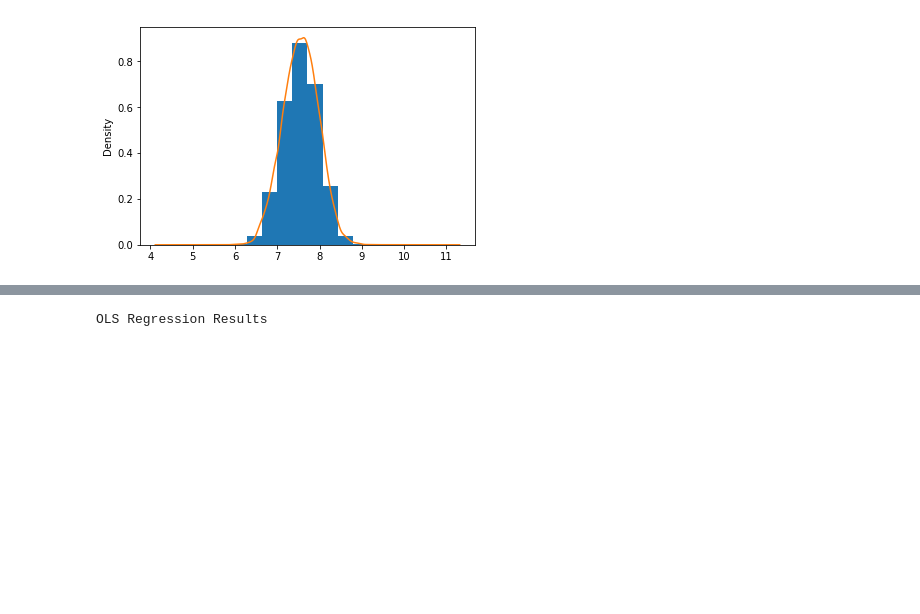
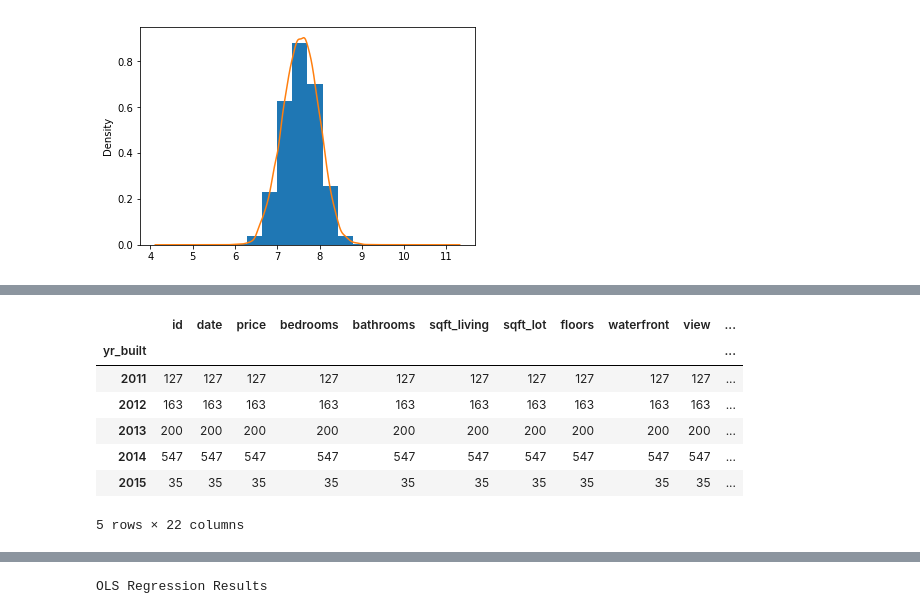
Before and after one commit to CjMullins87/M01-Project, a Jupyter notebook: EDA.ipynb, the cells around one changed output, grey strips where cells are left out. Saved outputs shown, nothing was run; the diff lists cells and outputs as text; code cells hidden in the pictures; blank space fills up the shorter version.

```diff
--- a/EDA.ipynb
+++ b/EDA.ipynb
@@ -473,0 +330,11 @@ Adding in `yr_built` got us over 75%, but now the p value for `long` has fallen
+# %%
+df.groupby('yr_built').count().tail()
+# %% [output]
+|  | id | date | price | bedrooms | bathrooms | sqft_living | sqft_lot | floors | waterfront | view | ... |
+| yr_built |  |  |  |  |  |  |  |  |  |  | ... |
+| 2011 | 127 | 127 | 127 | 127 | 127 | 127 | 127 | 127 | 127 | 127 | ... |
+| 2012 | 163 | 163 | 163 | 163 | 163 | 163 | 163 | 163 | 163 | 163 | ... |
+| 2013 | 200 | 200 | 200 | 200 | 200 | 200 | 200 | 200 | 200 | 200 | ... |
+| 2014 | 547 | 547 | 547 | 547 | 547 | 547 | 547 | 547 | 547 | 547 | ... |
+| 2015 | 35 | 35 | 35 | 35 | 35 | 35 | 35 | 35 | 35 | 35 | ... |
+5 rows × 22 columns
```
Also changed, not shown: parts of 52 cells of this notebook, 1 other file.
